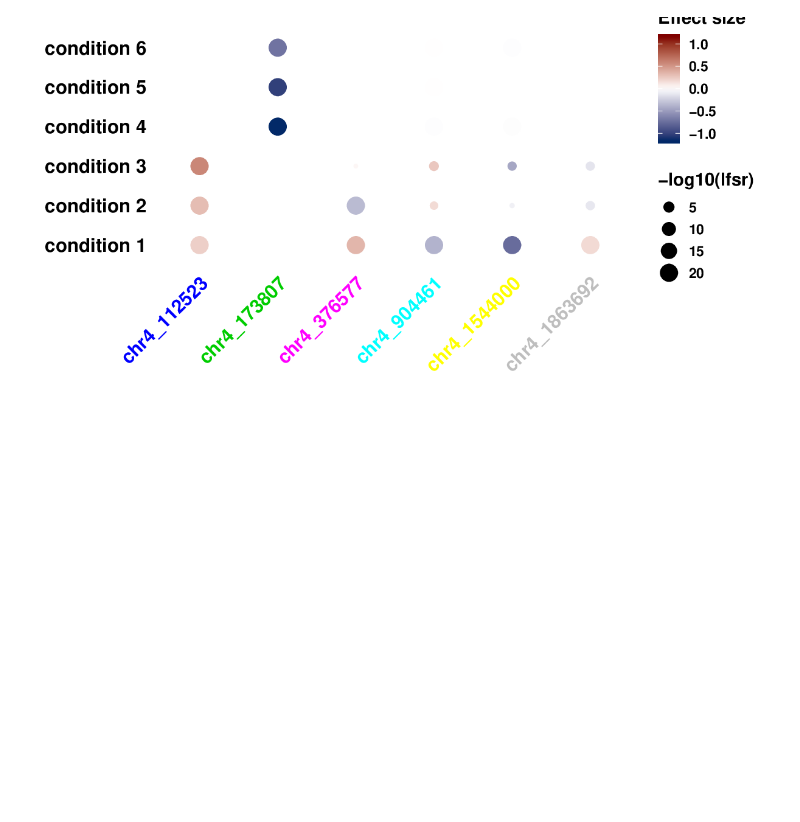
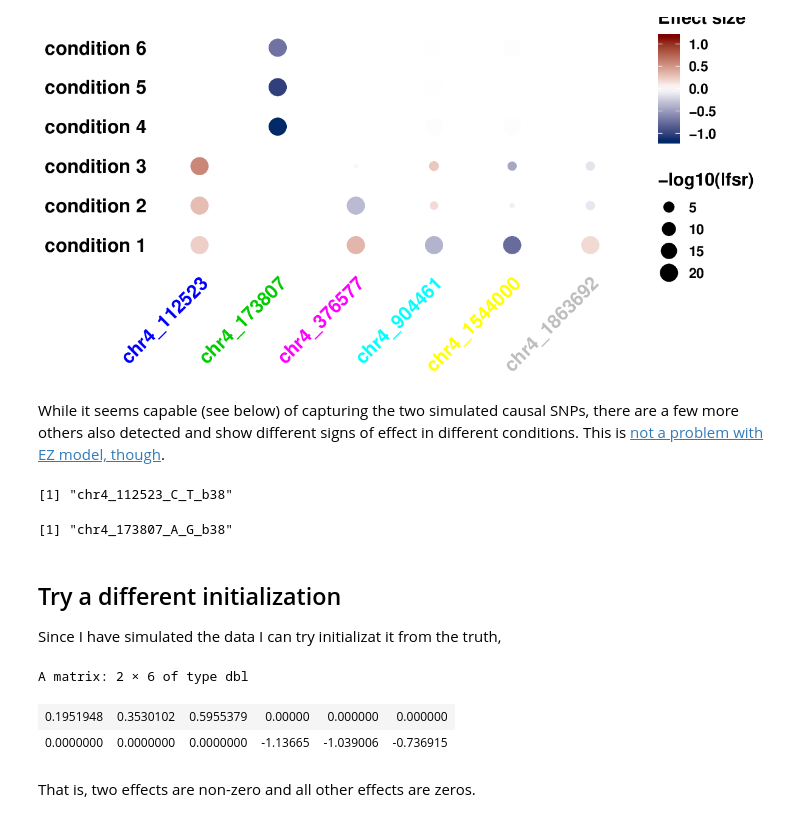
Before and after one commit to stephenslab/mvsusieR, a Jupyter notebook: inst/prototypes/EE_model_problem.ipynb, the cells around one changed output. Drawn from its saved outputs; the diff is of its cells as text; code cells hidden in the pictures; blank space fills up the shorter version.

```diff
--- a/inst/prototypes/EE_model_problem.ipynb
+++ b/inst/prototypes/EE_model_problem.ipynb
@@ -98,3 +119,26 @@ png
 # %% [output]
 > mmbr_plot_toy.pdf (5.5 KiB):
 [figure]
+# %% [markdown]
+While it seems capable (see below) of capturing the two simulated causal SNPs, there are a few more others also detected and show different signs of effect in different conditions. This is [not a problem with EZ model, though](https://gaow.github.io/mvarbvs/analysis/20190627_two_snps_dispute.html).
+# %%
+colnames(genotype)[snp1]
+# %% [output]
+[1] "chr4_112523_C_T_b38"
+# %%
+colnames(genotype)[snp2]
+# %% [output]
+[1] "chr4_173807_A_G_b38"
+# %% [markdown]
+## Try a different initialization
+
+Since I have simulated the data I can try initializat it from the truth,
+# %%
+coef_value = b[which(apply(b,1,sum)!=0),]
+coef_value
+# %% [output]
+A matrix: 2 × 6 of type dbl
+| 0.1951948 | 0.3530102 | 0.5955379 | 0.00000 | 0.000000 | 0.000000 |
+| 0.0000000 | 0.0000000 | 0.0000000 | -1.13665 | -1.039006 | -0.736915 |
+# %% [markdown]
+That is, two effects are non-zero and all other effects are zeros.
```
Also changed, not shown: parts of 12 cells of this notebook, 17 other files.
